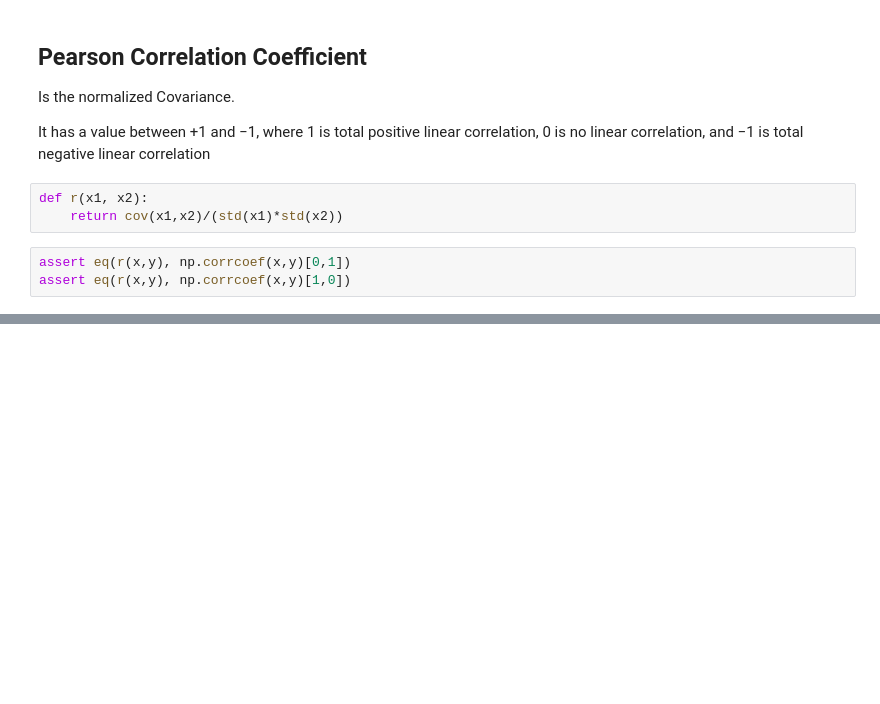
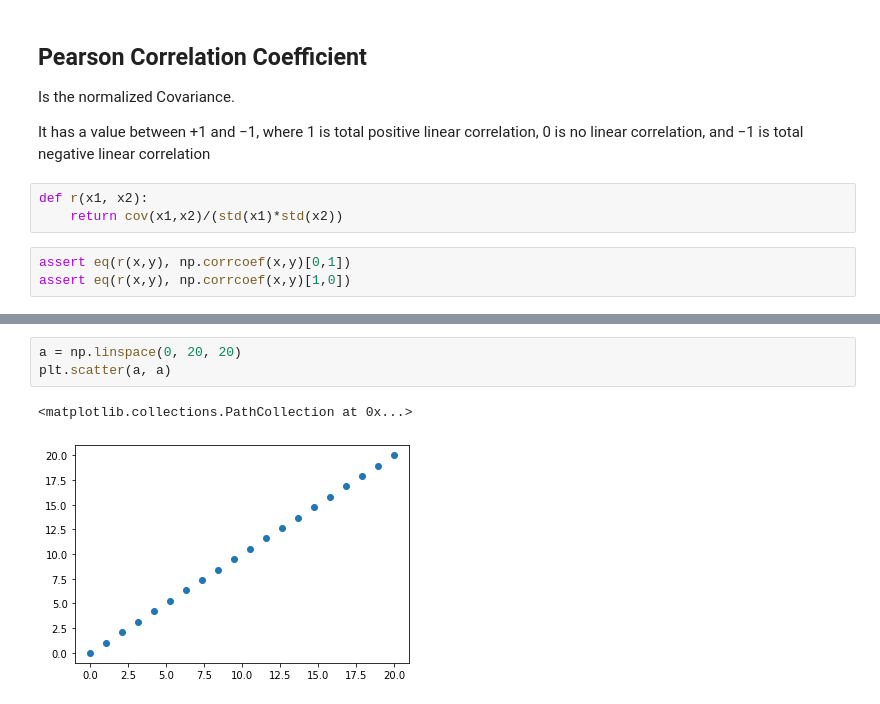
Before and after one commit to shafu0x/from-scratch, a Jupyter notebook: Stats-1.ipynb, the cells around one changed output, grey strips where cells are left out. Drawn from its saved outputs; the diff is of its cells as text; blank space fills up the shorter version.

```diff
--- a/Stats-1.ipynb
+++ b/Stats-1.ipynb
@@ -142,0 +150,6 @@ assert eq(r(x,y), np.corrcoef(x,y)[1,0])
+# %%
+a = np.linspace(0, 20, 20)
+plt.scatter(a, a)
+# %% [output]
+<matplotlib.collections.PathCollection at 0x...>
+[figure, added]
```
Also changed, not shown: parts of 4 cells of this notebook.
